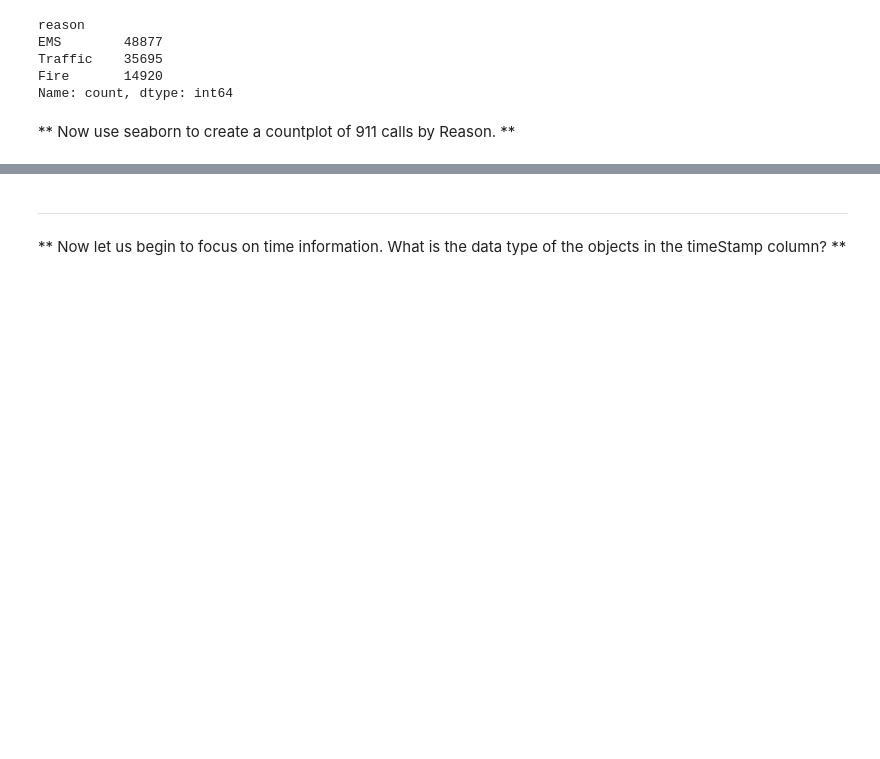
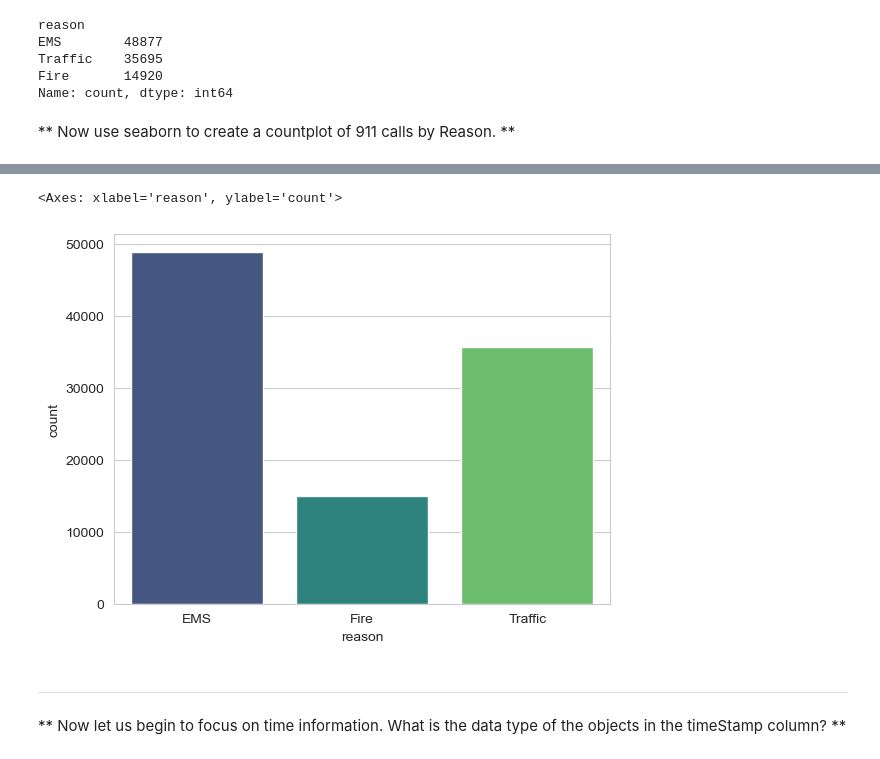
Before and after one commit to ShehanJay00/Learn---Python, a Jupyter notebook: Python for Data Science/10-Data-Capstone-Projects/01-911 Calls Data Capstone Project.ipynb, the cells around one changed output, grey strips where cells are left out. Saved outputs shown, nothing was run; the diff lists cells and outputs as text; code cells hidden in the pictures; blank space fills up the shorter version.

```diff
--- a/Python for Data Science/10-Data-Capstone-Projects/01-911 Calls Data Capstone Project.ipynb
+++ b/Python for Data Science/10-Data-Capstone-Projects/01-911 Calls Data Capstone Project.ipynb
@@ -128,3 +124,8 @@ Name: count, dtype: int64
+# %%
+sns.countplot(x='reason',data=df,palette='viridis')
+# %% [output]
+<Axes: xlabel='reason', ylabel='count'>
+[figure, added]
 # %% [markdown]
 ___
 ** Now let us begin to focus on time information. What is the data type of the objects in the timeStamp column? **
```
Also changed, not shown: parts of 42 cells of this notebook, 5 other files.
